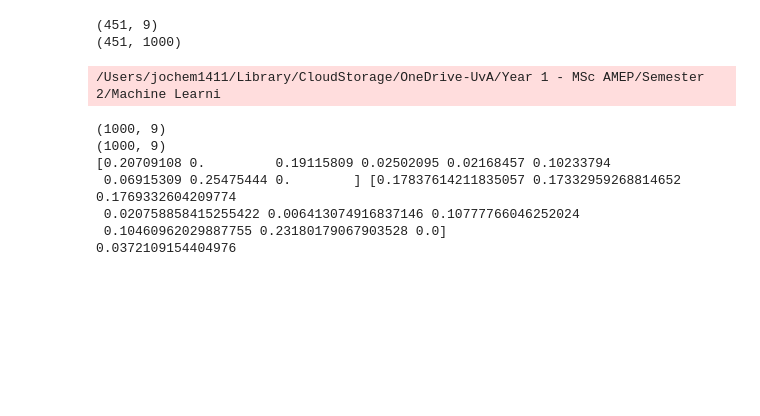
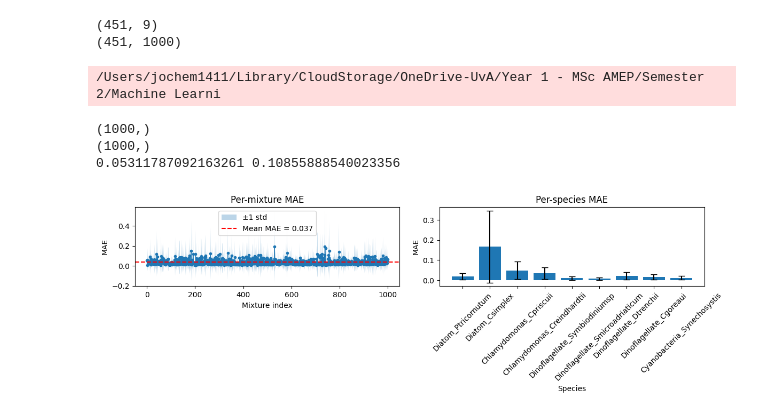
Before and after one commit to matsbannink/machine_learning, a Jupyter notebook: NNLS.ipynb, the cells around one changed output. Drawn from its saved outputs; the diff is of its cells as text; code cells hidden in the pictures; blank space fills up the shorter version.

Commit message:
NNLS done
I think it works pretty well, someone should take a look. Used claude to get a nice figure for accuracy comparison

```diff
--- a/NNLS.ipynb
+++ b/NNLS.ipynb
@@ -104,17 +104,49 @@ estimated_conc = np.array([nnls(abs_spectra.T, mixture_noisy[:, i])[0] for i in
 # %% [output]
 /Users/jochem1411/Library/CloudStorage/OneDrive-UvA/Year 1 - MSc AMEP/Semester 2/Machine Learni
 # %%
-print(estimated_conc.shape)
-print(weights.shape)
-print(estimated_conc[0,:], weights[0,:])
-
-accuracy = np.mean(np.abs(estimated_conc - weights), axis = 1)
-print(np.mean(accuracy))
+# print(estimated_conc.shape)
+# print(weights.shape)
+# print(estimated_conc[0,:], weights[0,:])
+estimated_conc = np.array(estimated_conc, dtype=float)
+weights = np.array(weights, dtype=float)
+difference = np.abs(estimated_conc - weights)
+mean_accuracy_per_mixture = np.mean(difference, axis =1)
+std_accuracy_per_mixture = np.std(difference, axis = 1)
+print(std_accuracy_per_mixture.shape)
+print(mean_accuracy_per_mixture.shape)
+print(mean_accuracy_per_mixture[0], std_accuracy_per_mixture[0])
 # %% [output]
-(1000, 9)
-(1000, 9)
-[0.20709108 0.         0.19115809 0.02502095 0.02168457 0.10233794
- 0.06915309 0.25475444 0.        ] [0.17837614211835057 0.17332959268814652 0.1769332604209774
- 0.020758858415255422 0.006413074916837146 0.10777766046252024
- 0.10460962029887755 0.23180179067903528 0.0]
-0.0372109154404976
+(1000,)
+(1000,)
+0.05311787092163261 0.10855888540023356
+# %%
+fig, axes = plt.subplots(1, 2, figsize=(12, 4))
+
+axes[0].plot(mean_accuracy_per_mixture, marker='o', markersize=3, linewidth=0.8)
+axes[0].fill_between(
+    range(len(mean_accuracy_per_mixture)),
+    mean_accuracy_per_mixture - std_accuracy_per_mixture,
+    mean_accuracy_per_mixture + std_accuracy_per_mixture,
+    alpha=0.3, label='±1 std'
+)
+axes[0].axhline(np.mean(mean_accuracy_per_mixture), color='red', linestyle='--', label=f'Mean MAE = {np.mean(mean_accuracy_per_mixture):.3f}')
+axes[0].set_xlabel("Mixture index")
+axes[0].set_ylabel("MAE")
+axes[0].set_title("Per-mixture MAE")
+axes[0].legend()
+
+
+species_names = df.columns[1:].tolist()   # adjust if needed
+per_species_mae = np.mean(difference, axis=0)
+per_species_std = np.std(difference, axis=0)
+
+axes[1].bar(species_names, per_species_mae, yerr=per_species_std, capsize=4)
+axes[1].set_xlabel("Species")
+axes[1].set_ylabel("MAE")
+axes[1].set_title("Per-species MAE")
+axes[1].tick_params(axis='x', rotation=45)
+
+plt.tight_layout()
+plt.show()
+# %% [output]
+[figure, added]
```
